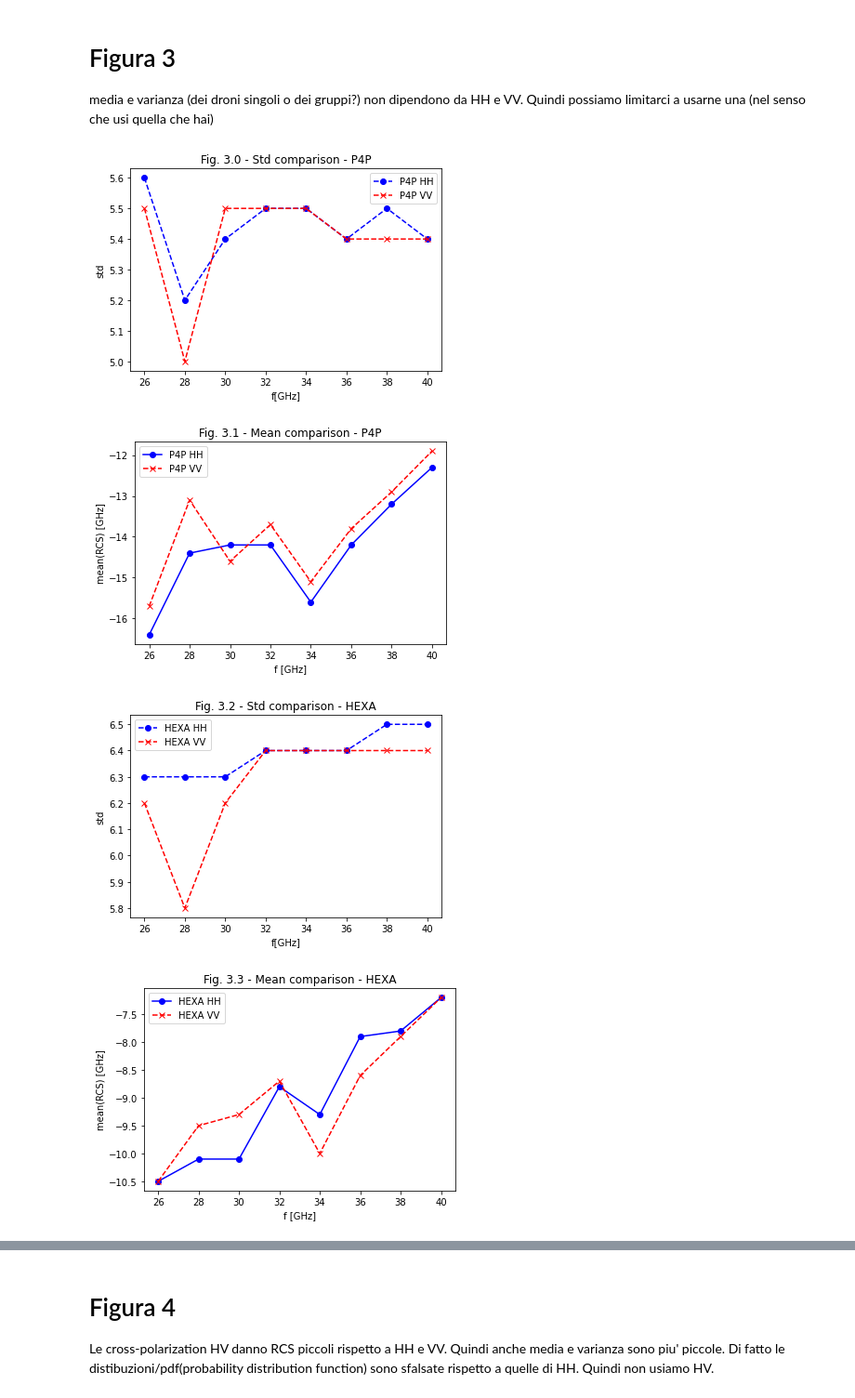
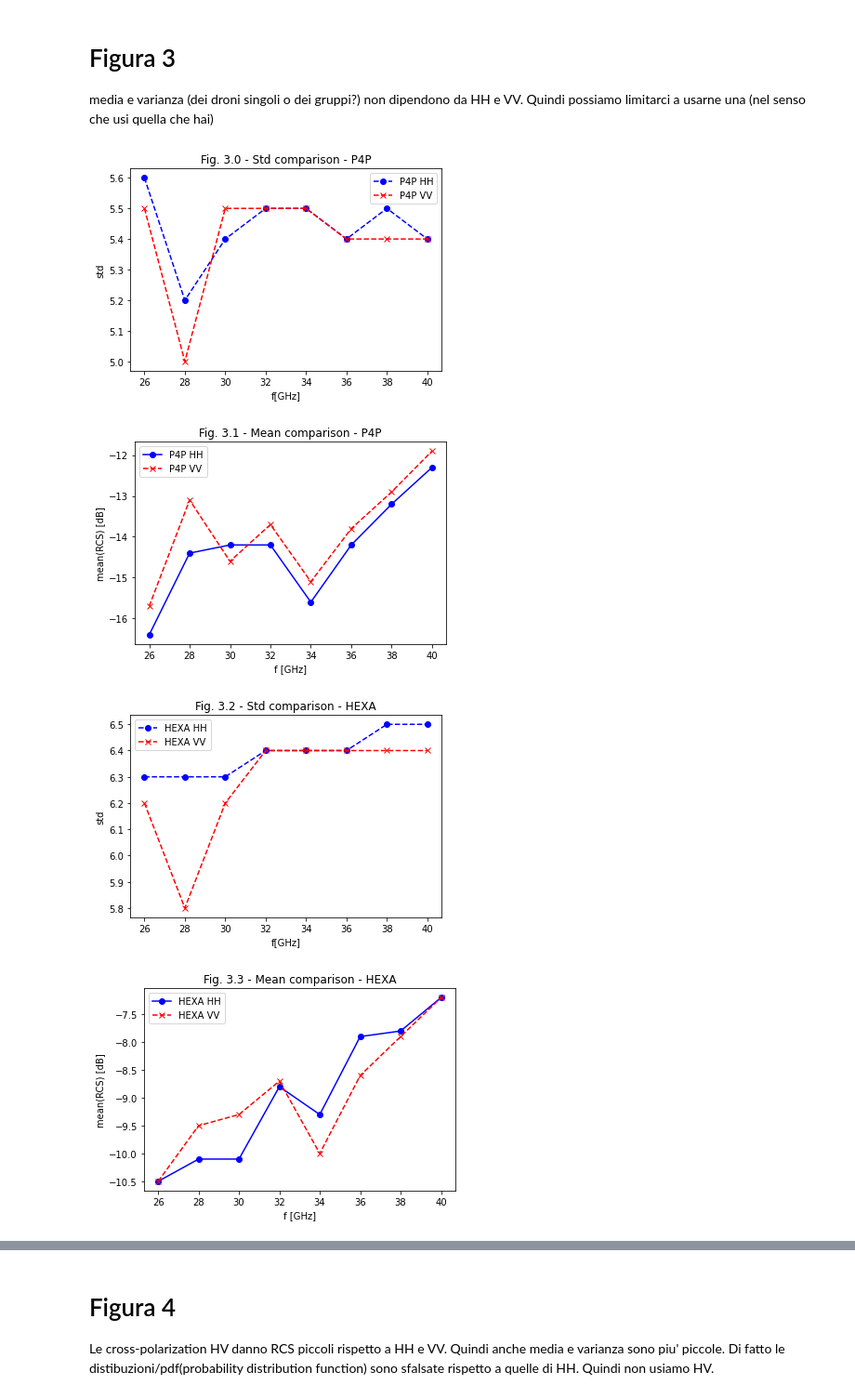
Before and after one commit to sa1g/Drone-RCS-recognition, a Jupyter notebook: Data Analysis.ipynb, the cells around one changed output, grey strips where cells are left out. Shown: that part at 93% size. Cells and saved outputs as stored; diff of their text form; code cells hidden in the pictures.

```diff
--- a/Data Analysis.ipynb
+++ b/Data Analysis.ipynb
@@ -99,31 +99,31 @@ media e varianza (dei droni singoli o dei gruppi?) non dipendono da HH e VV. Qui
 # %%
 HHVVdrones = df.loc[(df['Pos'] == 'VV')]['Model'].unique()
 c = 0
 
 # fig.savefig(my_path + '/Sub Directory/graph.png')
 for i in HHVVdrones:
     plot0 = plt.figure(c)
     plt.plot(df.loc[(df['Model'] == i) & (df['Pos'] == 'HH')]['f[GHz]'], df.loc[(df['Model'] == i) & (df['Pos'] == 'HH')]['std'] ,'o--', color='blue', label=i+' HH')
     plt.plot(df.loc[(df['Model'] == i) & (df['Pos'] == 'VV')]['f[GHz]'], df.loc[(df['Model'] == i) & (df['Pos'] == 'VV')]['std'] ,'x--', color='red', label=i+' VV')
     plt.xlabel('f[GHz]')
     plt.ylabel('std')
     plt.legend()
     plt.title(f"Fig. 3.{c} - Std comparison - {i}")
     plt.savefig(my_path[0] + f"/Figures/Figure 3/Fig. 3.{c} - Std comparison - {i}.png")
     c += 1
 
     plot = plt.figure(c)
     plt.plot(df.loc[(df['Model'] == i) & (df['Pos'] == 'HH')]['f[GHz]'], df.loc[(df['Model'] == i) & (df['Pos'] == 'HH')]['mu'] ,'o-', color='blue', label=i+' HH')
     plt.plot(df.loc[(df['Model'] == i) & (df['Pos'] == 'VV')]['f[GHz]'], df.loc[(df['Model'] == i) & (df['Pos'] == 'VV')]['mu'] ,'x--', color='red', label=i+' VV')
     plt.xlabel('f [GHz]')
-    plt.ylabel('mean(RCS) [GHz]')
+    plt.ylabel('mean(RCS) [dB]')
     plt.legend()
     plt.title(f"Fig. 3.{c} - Mean comparison - {i}")
     plt.savefig(my_path[0] + f"/Figures/Figure 3/Fig. 3.{c} - Mean comparison - {i}.png")
     c += 1
 # %% [output]
 [figure]
-[figure, old version]
+[figure, new version]
 [figure]
-[figure, old version]
+[figure, new version]
 [figure]
```
Also changed, not shown: parts of 2 cells of this notebook, 1 other file.
